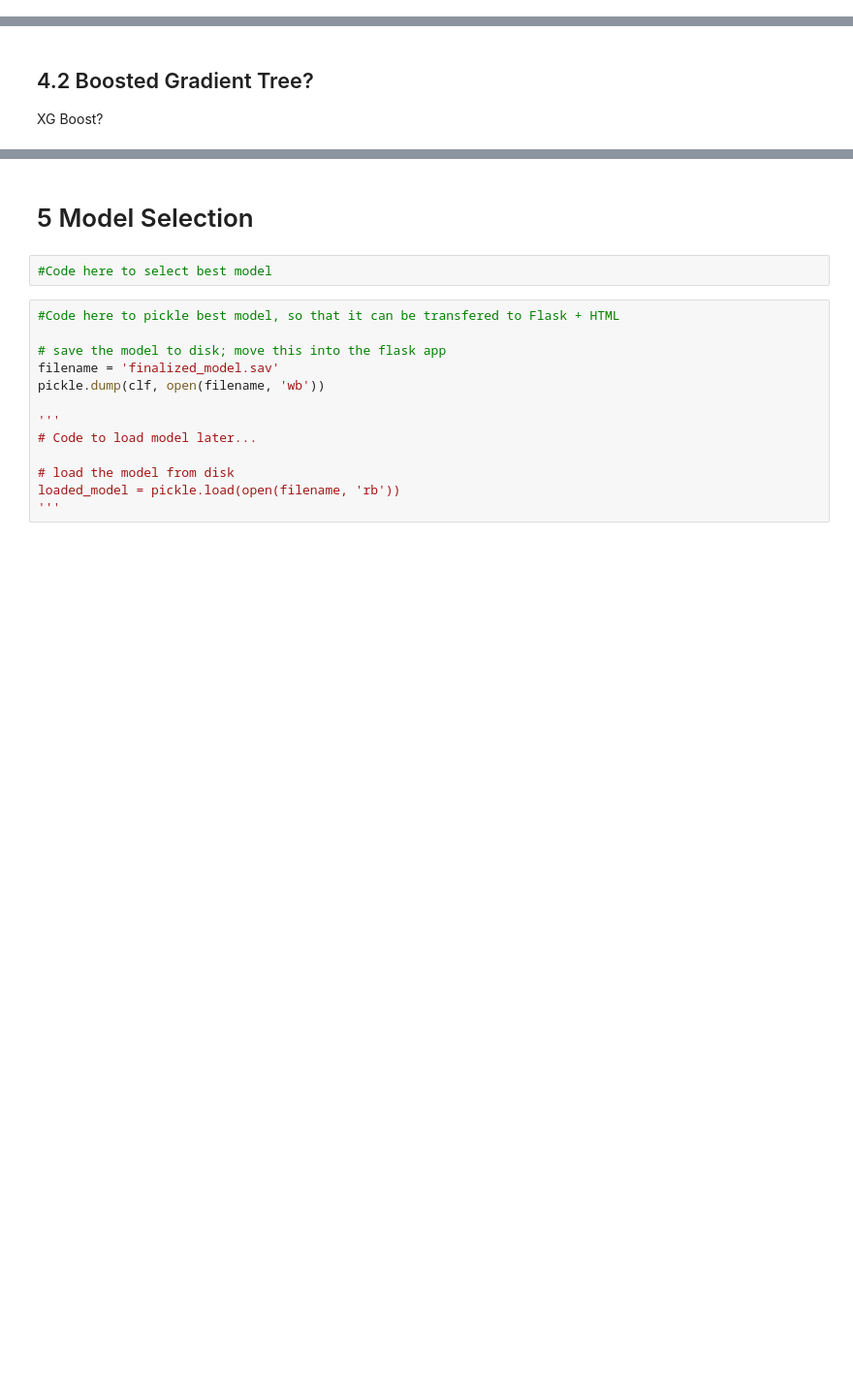
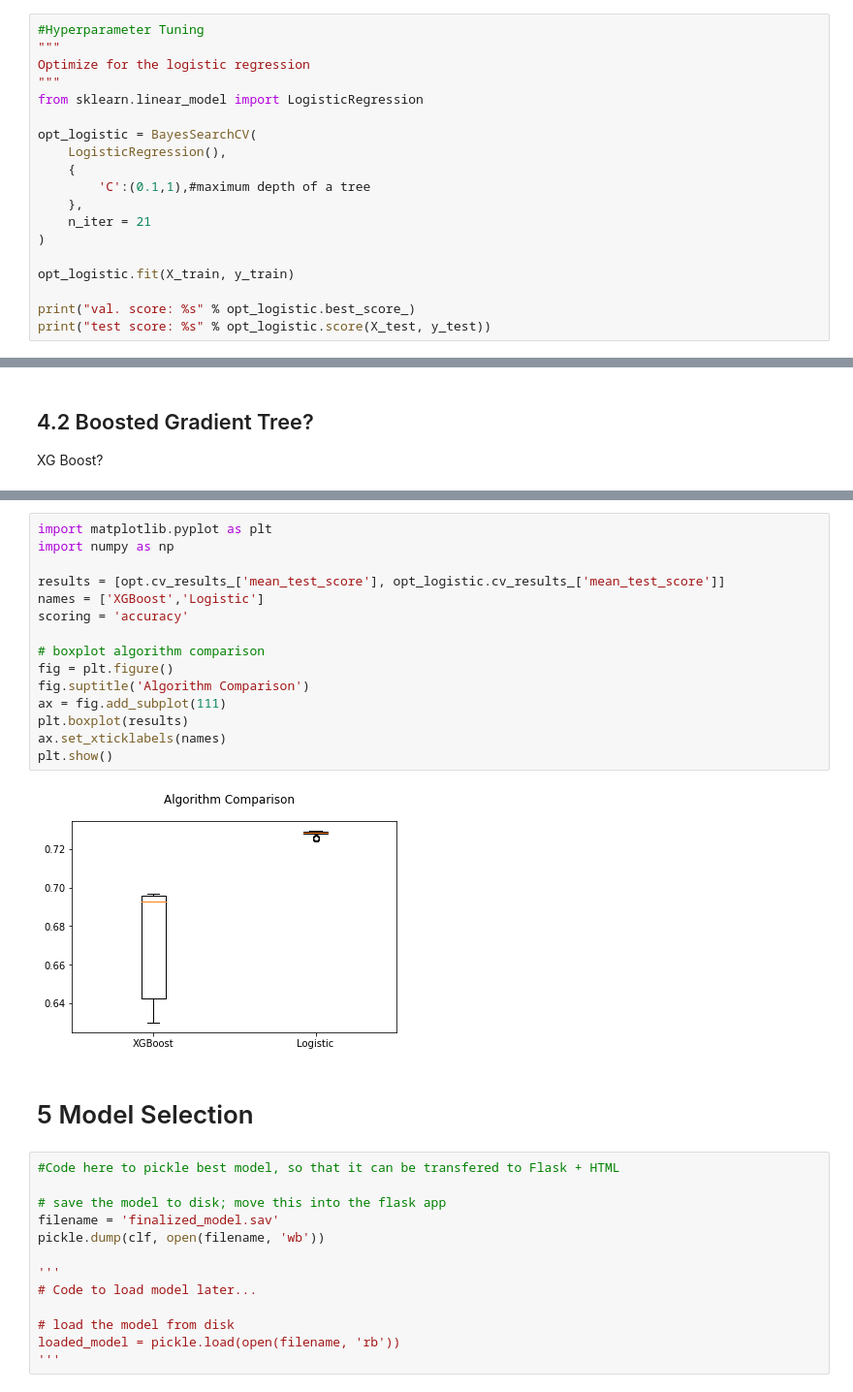
Before and after one commit to stegemang/Regexterminator, a Jupyter notebook: regexterminator.ipynb, the cells around one changed output, grey strips where cells are left out. Shown at 97% size. Saved outputs shown, nothing was run; the diff lists cells and outputs as text; blank space fills up the shorter version.

Commit message:
parameter tuning and website fixes
Added hyper parameter tuning for some model comparisons. Made more informative output for website.

```diff
--- a/regexterminator.ipynb
+++ b/regexterminator.ipynb
@@ -495,0 +550,19 @@ bst = xgb.train(param, dtrain, num_round)'''
+# %%
+#Hyperparameter Tuning
+"""
+Optimize for the logistic regression
+"""
+from sklearn.linear_model import LogisticRegression
+
+opt_logistic = BayesSearchCV(
+    LogisticRegression(),
+    {
+        'C':(0.1,1),#maximum depth of a tree
+    },
+    n_iter = 21
+)
+
+opt_logistic.fit(X_train, y_train)
+
+print("val. score: %s" % opt_logistic.best_score_)
+print("test score: %s" % opt_logistic.score(X_test, y_test))
@@ -583,7 +649,22 @@ SVM: 0.141400 (0.003581)
+# %%
+import matplotlib.pyplot as plt
+import numpy as np
+
+results = [opt.cv_results_['mean_test_score'], opt_logistic.cv_results_['mean_test_score']]
+names = ['XGBoost','Logistic']
+scoring = 'accuracy'
+
+# boxplot algorithm comparison
+fig = plt.figure()
+fig.suptitle('Algorithm Comparison')
+ax = fig.add_subplot(111)
+plt.boxplot(results)
+ax.set_xticklabels(names)
+plt.show()
+# %% [output]
+[figure, added]
 # %% [markdown]
 # 5 Model Selection
-# %%
-#Code here to select best model
 # %%
 #Code here to pickle best model, so that it can be transfered to Flask + HTML
 
```
Also changed, not shown: parts of 23 cells of this notebook, 7 other files.
